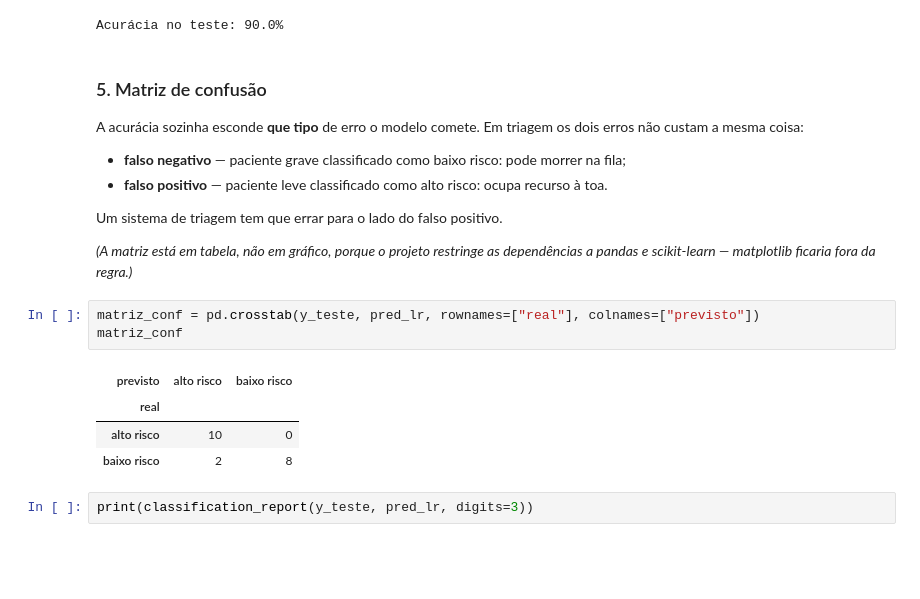
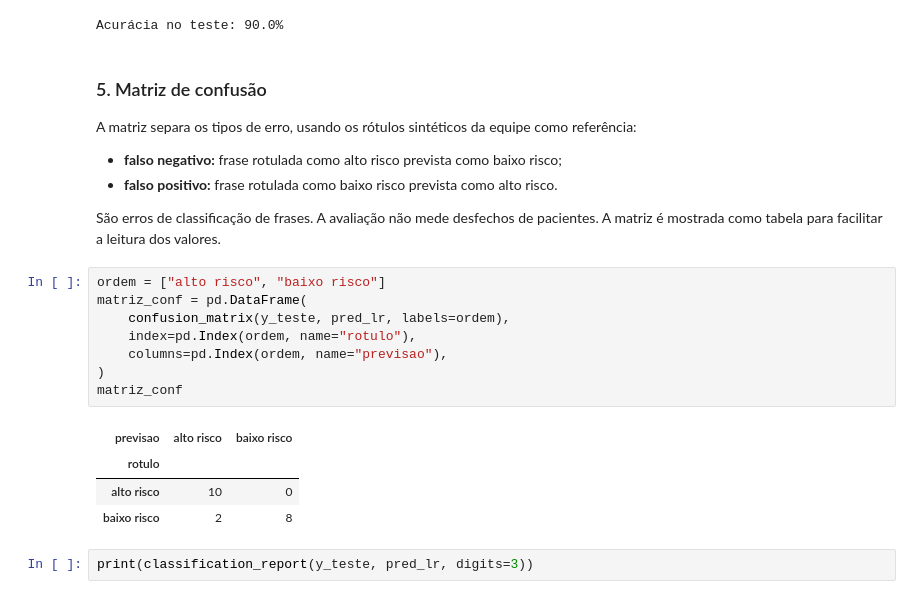
Before and after one commit to fiap-ia-trabalho/2ano_cardioia-fase2-estetoscopio-digital, a Jupyter notebook: notebooks/02_classificador_risco.ipynb, the cells around one changed output. Drawn from its saved outputs; the diff is of its cells as text; blank space fills up the shorter version.

```diff
--- a/notebooks/02_classificador_risco.ipynb
+++ b/notebooks/02_classificador_risco.ipynb
@@ -187,22 +179,24 @@ Acurácia no teste: 90.0%
 # %% [markdown]
 ### 5. Matriz de confusão
 
-A acurácia sozinha esconde **que tipo** de erro o modelo comete. Em triagem os dois
-erros não custam a mesma coisa:
+A matriz separa os tipos de erro, usando os rótulos sintéticos da equipe como referência:
 
-- **falso negativo** — paciente grave classificado como baixo risco: pode morrer na fila;
-- **falso positivo** — paciente leve classificado como alto risco: ocupa recurso à toa.
+- **falso negativo:** frase rotulada como alto risco prevista como baixo risco;
+- **falso positivo:** frase rotulada como baixo risco prevista como alto risco.
 
-Um sistema de triagem tem que errar para o lado do falso positivo.
-
-*(A matriz está em tabela, não em gráfico, porque o projeto restringe as dependências a
-pandas e scikit-learn — matplotlib ficaria fora da regra.)*
+São erros de classificação de frases. A avaliação não mede desfechos de pacientes.
+A matriz é mostrada como tabela para facilitar a leitura dos valores.
 # %%
-matriz_conf = pd.crosstab(y_teste, pred_lr, rownames=["real"], colnames=["previsto"])
+ordem = ["alto risco", "baixo risco"]
+matriz_conf = pd.DataFrame(
+    confusion_matrix(y_teste, pred_lr, labels=ordem),
+    index=pd.Index(ordem, name="rotulo"),
+    columns=pd.Index(ordem, name="previsao"),
+)
 matriz_conf
 # %% [output]
-| previsto | alto risco | baixo risco |
-| real |  |  |
+| previsao | alto risco | baixo risco |
+| rotulo |  |  |
 | alto risco | 10 | 0 |
 | baixo risco | 2 | 8 |
 # %%
```
Also changed, not shown: parts of 18 cells of this notebook, 14 other files.
